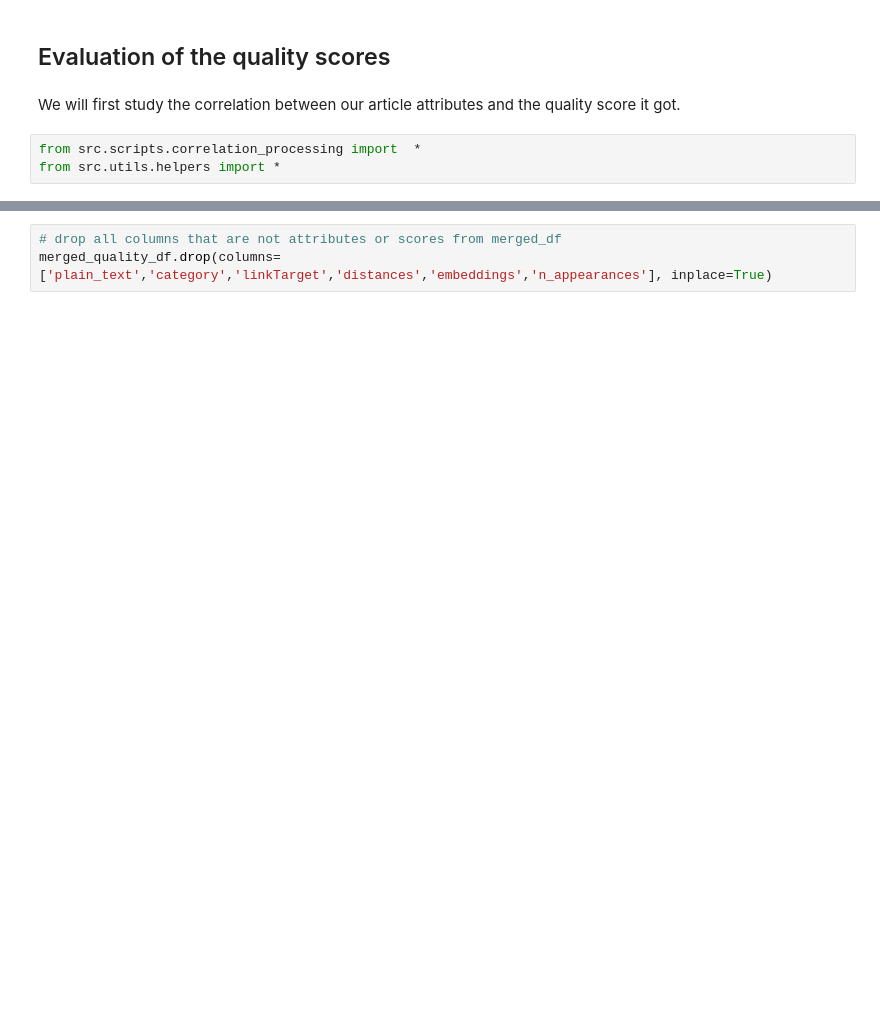
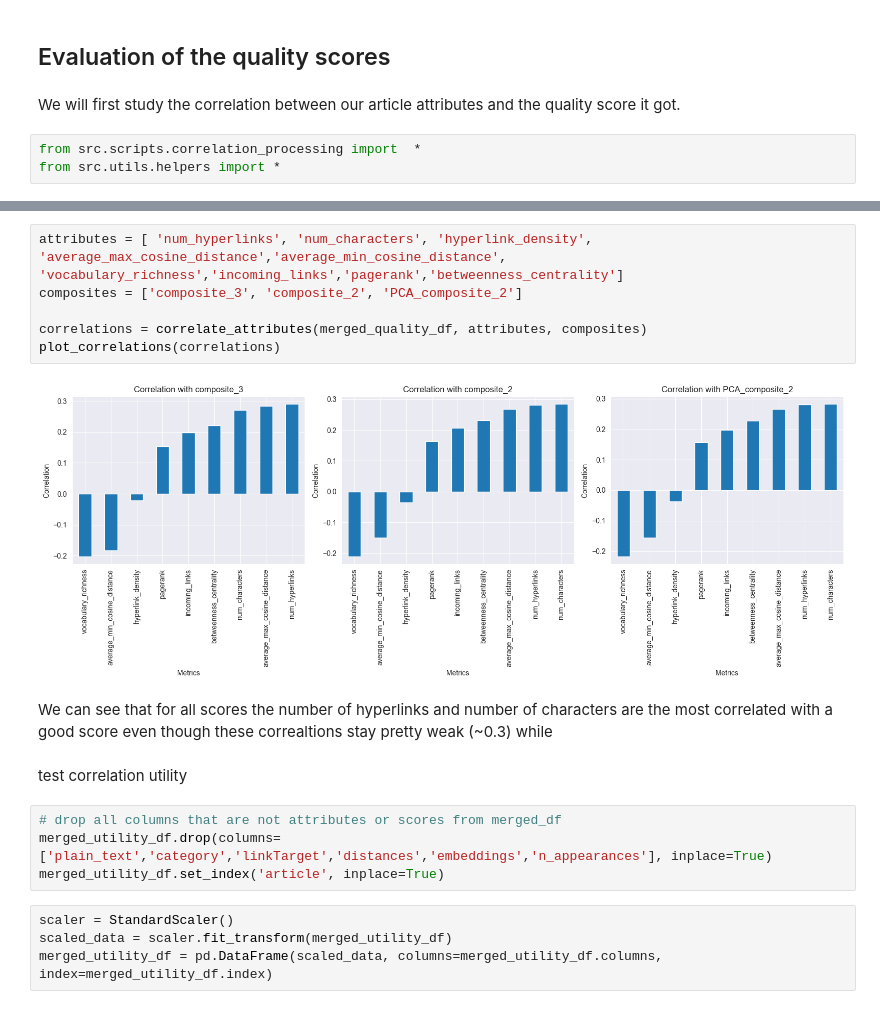
Before and after one commit to epfl-ada/ada-2024-project-adaholiks, a Jupyter notebook: Notebook_P3v2.ipynb, the cells around one changed output, grey strips where cells are left out. Drawn from its saved outputs; the diff is of its cells as text; blank space fills up the shorter version.

```diff
--- a/Notebook_P3v2.ipynb
+++ b/Notebook_P3v2.ipynb
@@ -1263,3 +1342,20 @@ from src.utils.helpers import *
+# %%
+attributes = [ 'num_hyperlinks', 'num_characters', 'hyperlink_density', 'average_max_cosine_distance','average_min_cosine_distance', 'vocabulary_richness','incoming_links','pagerank','betweenness_centrality']
+composites = ['composite_3', 'composite_2', 'PCA_composite_2']
+
+correlations = correlate_attributes(merged_quality_df, attributes, composites)
+plot_correlations(correlations)
+# %% [output]
+[figure, added]
+# %% [markdown]
+We can see that for all scores the number of hyperlinks and number of characters are the most correlated with a good score even though these correaltions stay pretty weak (~0.3) while
+# %% [markdown]
+test correlation utility
 # %%
 # drop all columns that are not attributes or scores from merged_df
-merged_quality_df.drop(columns=['plain_text','category','linkTarget','distances','embeddings','n_appearances'], inplace=True)
+merged_utility_df.drop(columns=['plain_text','category','linkTarget','distances','embeddings','n_appearances'], inplace=True)
+merged_utility_df.set_index('article', inplace=True)
+# %%
+scaler = StandardScaler()
+scaled_data = scaler.fit_transform(merged_utility_df)
+merged_utility_df = pd.DataFrame(scaled_data, columns=merged_utility_df.columns, index=merged_utility_df.index)
```
Also changed, not shown: parts of 42 cells of this notebook, 4 other files.
